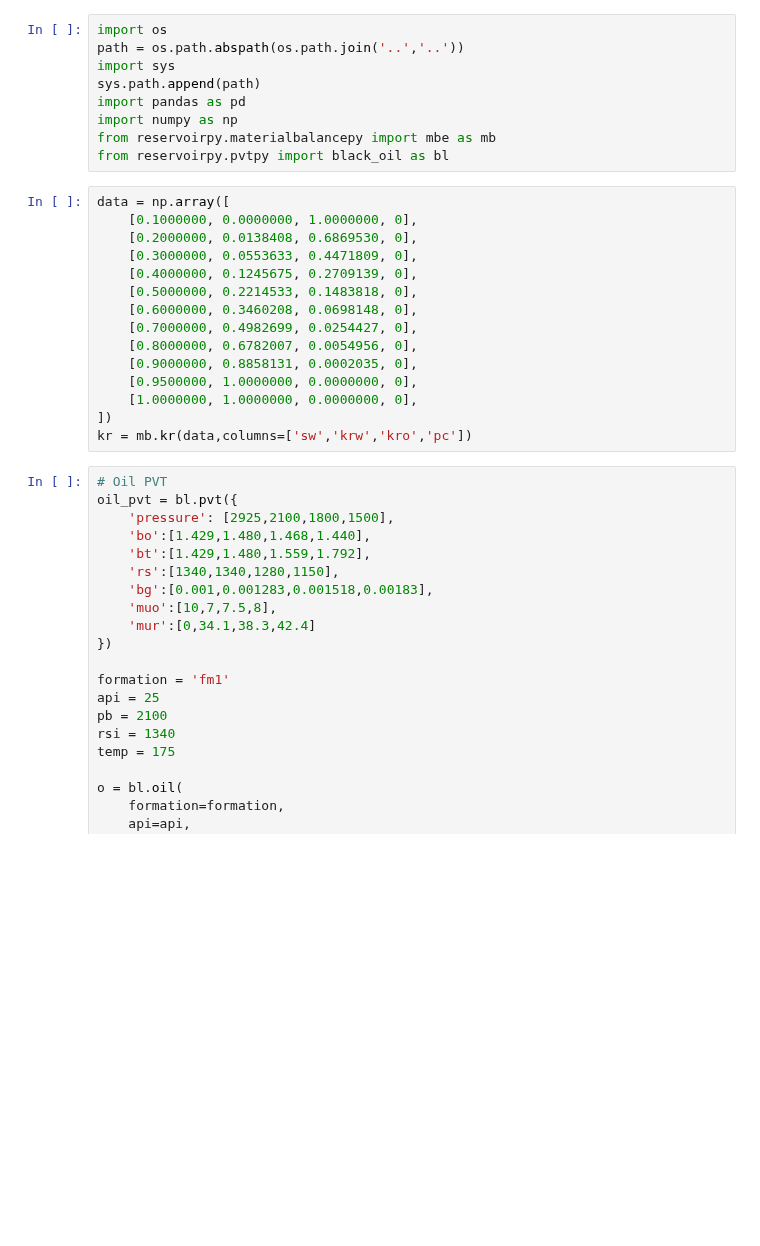
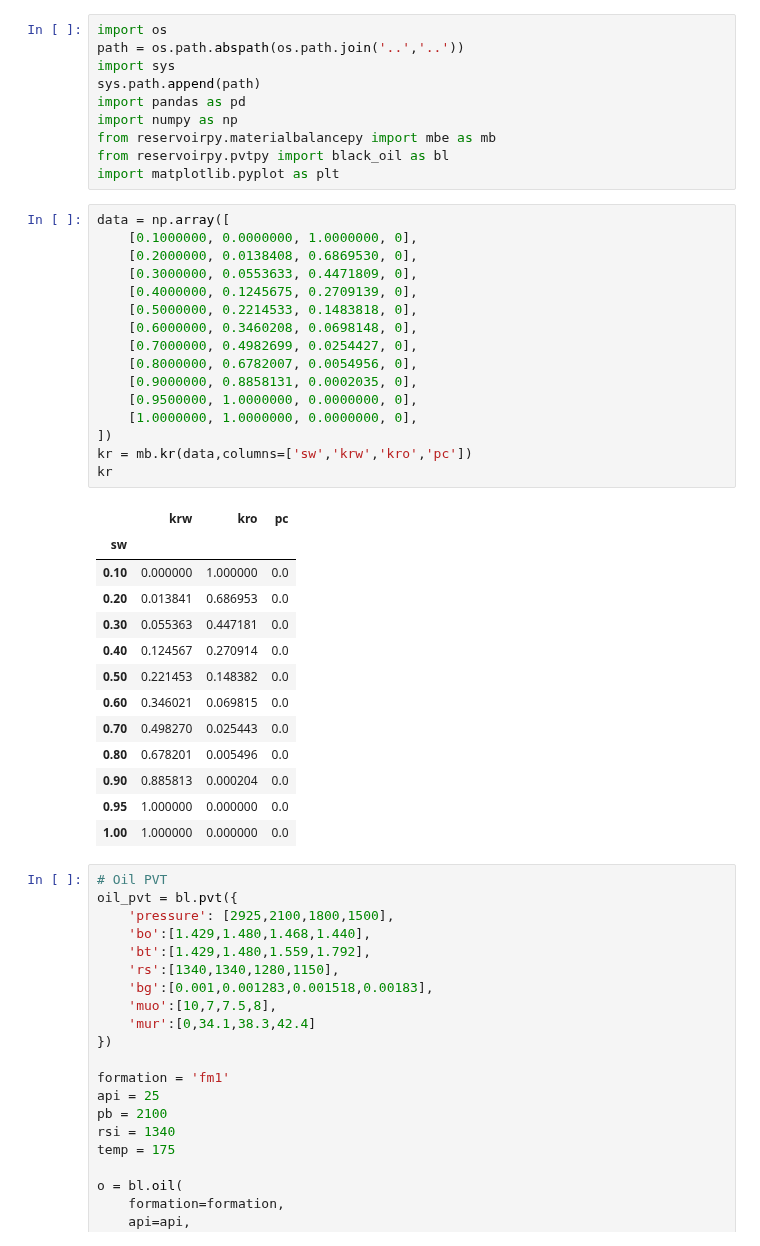
Before and after one commit to scuervo91/reservoirpy, a Jupyter notebook: examples/material_balance/1-basics_mbe.ipynb, the cells around one changed output. Drawn from its saved outputs; the diff is of its cells as text; blank space fills up the shorter version.

```diff
--- a/examples/material_balance/1-basics_mbe.ipynb
+++ b/examples/material_balance/1-basics_mbe.ipynb
@@ -7,21 +7,37 @@ import pandas as pd
 import numpy as np
 from reservoirpy.materialbalancepy import mbe as mb
 from reservoirpy.pvtpy import black_oil as bl
+import matplotlib.pyplot as plt
 # %%
 data = np.array([
     [0.1000000, 0.0000000, 1.0000000, 0],
     [0.2000000, 0.0138408, 0.6869530, 0],
     [0.3000000, 0.0553633, 0.4471809, 0],
     [0.4000000, 0.1245675, 0.2709139, 0],
     [0.5000000, 0.2214533, 0.1483818, 0],
     [0.6000000, 0.3460208, 0.0698148, 0],
     [0.7000000, 0.4982699, 0.0254427, 0],
     [0.8000000, 0.6782007, 0.0054956, 0],
     [0.9000000, 0.8858131, 0.0002035, 0],
     [0.9500000, 1.0000000, 0.0000000, 0],
     [1.0000000, 1.0000000, 0.0000000, 0],
 ])
 kr = mb.kr(data,columns=['sw','krw','kro','pc'])
+kr
+# %% [output]
+|  | krw | kro | pc |
+| sw |  |  |  |
+| 0.10 | 0.000000 | 1.000000 | 0.0 |
+| 0.20 | 0.013841 | 0.686953 | 0.0 |
+| 0.30 | 0.055363 | 0.447181 | 0.0 |
+| 0.40 | 0.124567 | 0.270914 | 0.0 |
+| 0.50 | 0.221453 | 0.148382 | 0.0 |
+| 0.60 | 0.346021 | 0.069815 | 0.0 |
+| 0.70 | 0.498270 | 0.025443 | 0.0 |
+| 0.80 | 0.678201 | 0.005496 | 0.0 |
+| 0.90 | 0.885813 | 0.000204 | 0.0 |
+| 0.95 | 1.000000 | 0.000000 | 0.0 |
+| 1.00 | 1.000000 | 0.000000 | 0.0 |
 # %%
 # Oil PVT
 oil_pvt = bl.pvt({
```
Also changed, not shown: parts of 8 cells of this notebook, 2 other files.
